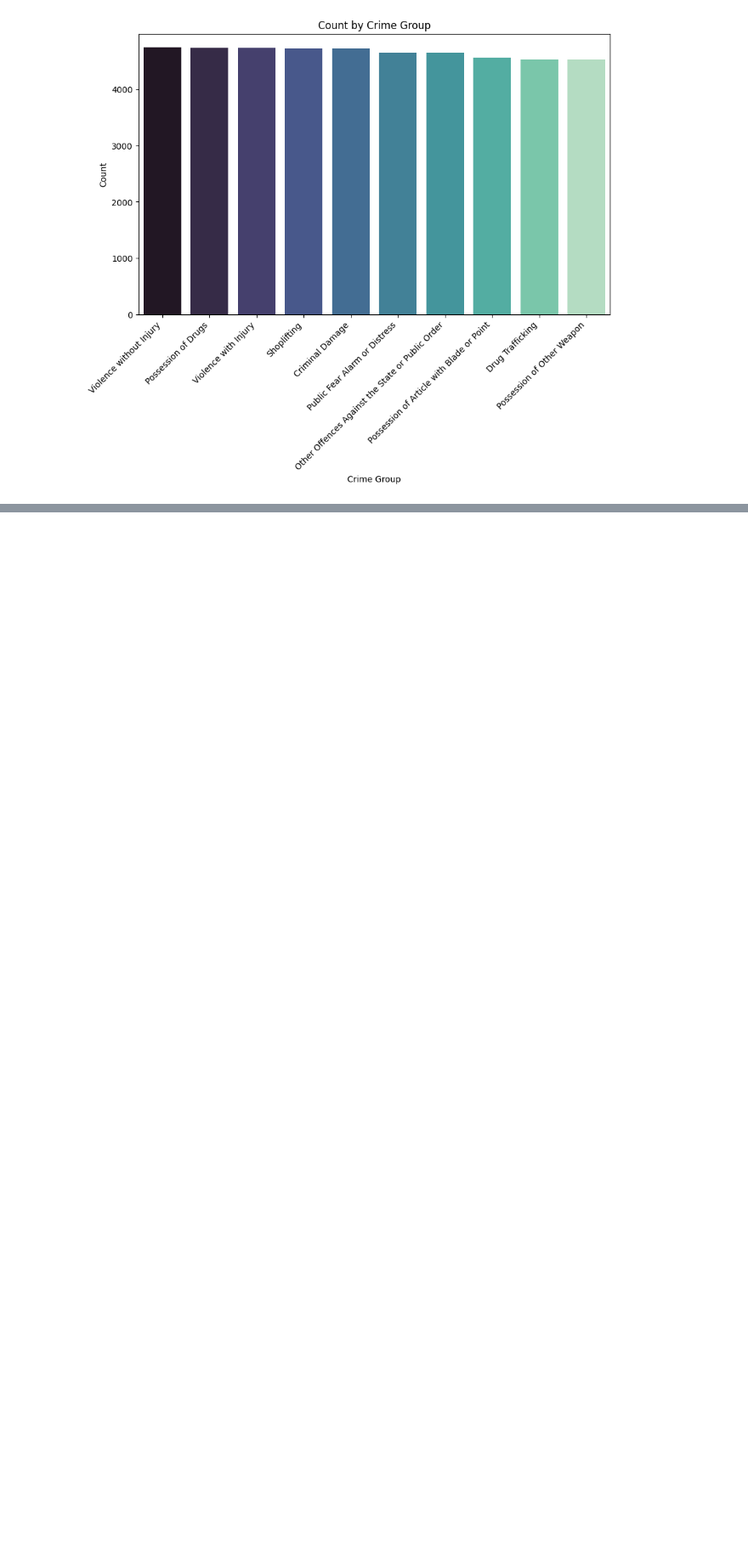
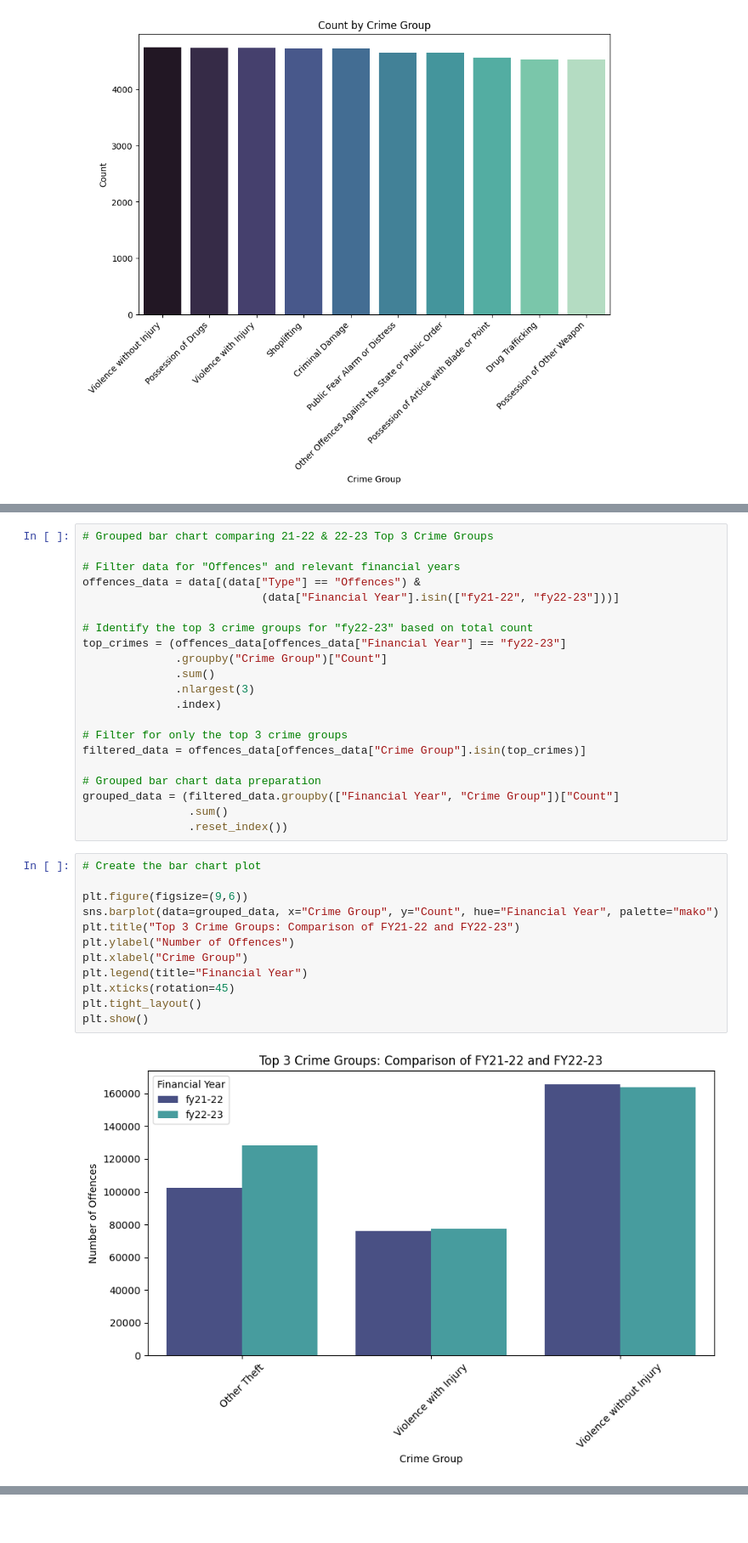
Before and after one commit to juanitanels/London-Crime-Stats-EDA, a Jupyter notebook: London Crime Stats 22-23 EDA.ipynb, the cells around one changed output, grey strips where cells are left out. Shown: that part at 85% size. Saved outputs shown, nothing was run; the diff lists cells and outputs as text; blank space fills up the shorter version.

```diff
--- a/London Crime Stats 22-23 EDA.ipynb
+++ b/London Crime Stats 22-23 EDA.ipynb
@@ -414,0 +526,35 @@ plt.show()
+# %%
+# Grouped bar chart comparing 21-22 & 22-23 Top 3 Crime Groups
+
+# Filter data for "Offences" and relevant financial years
+offences_data = data[(data["Type"] == "Offences") &
+                           (data["Financial Year"].isin(["fy21-22", "fy22-23"]))]
+
+# Identify the top 3 crime groups for "fy22-23" based on total count
+top_crimes = (offences_data[offences_data["Financial Year"] == "fy22-23"]
+              .groupby("Crime Group")["Count"]
+              .sum()
+              .nlargest(3)
+              .index)
+
+# Filter for only the top 3 crime groups
+filtered_data = offences_data[offences_data["Crime Group"].isin(top_crimes)]
+
+# Grouped bar chart data preparation
+grouped_data = (filtered_data.groupby(["Financial Year", "Crime Group"])["Count"]
+                .sum()
+                .reset_index())
+# %%
+# Create the bar chart plot
+
+plt.figure(figsize=(9,6))
+sns.barplot(data=grouped_data, x="Crime Group", y="Count", hue="Financial Year", palette="mako")
+plt.title("Top 3 Crime Groups: Comparison of FY21-22 and FY22-23")
+plt.ylabel("Number of Offences")
+plt.xlabel("Crime Group")
+plt.legend(title="Financial Year")
+plt.xticks(rotation=45)
+plt.tight_layout()
+plt.show()
+# %% [output]
+[figure, added]
```
Also changed, not shown: parts of 22 cells of this notebook.
